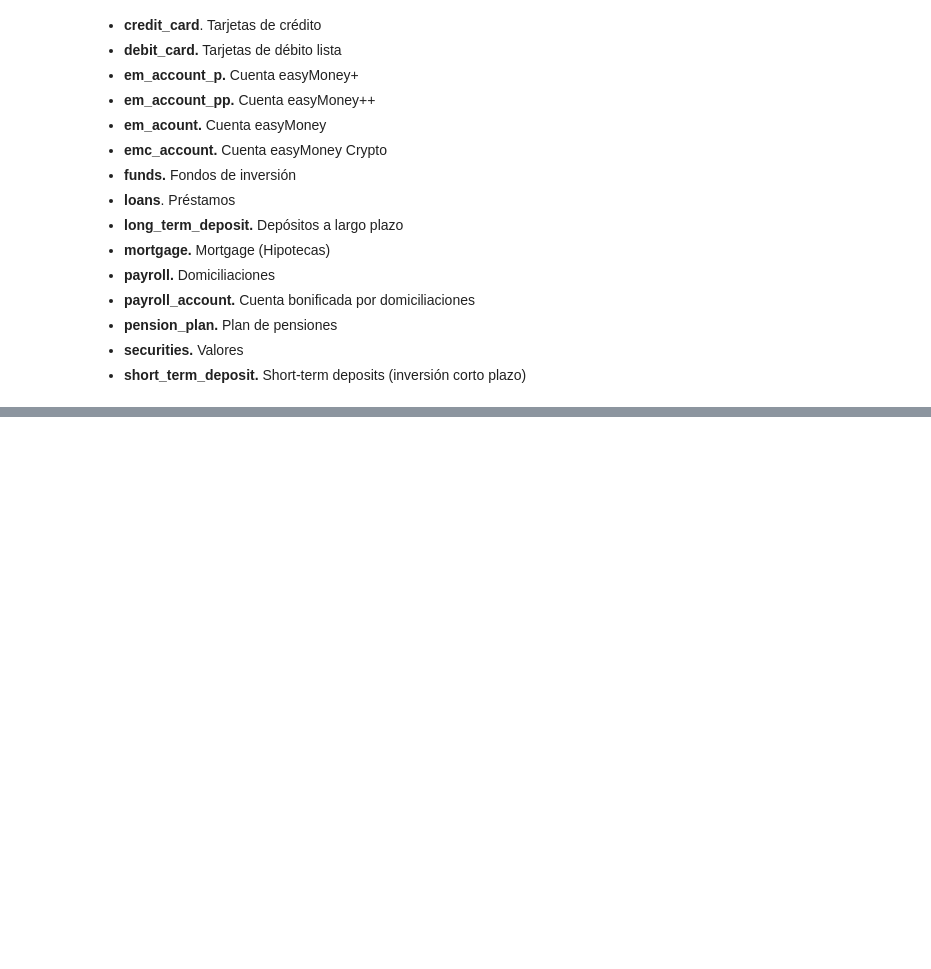
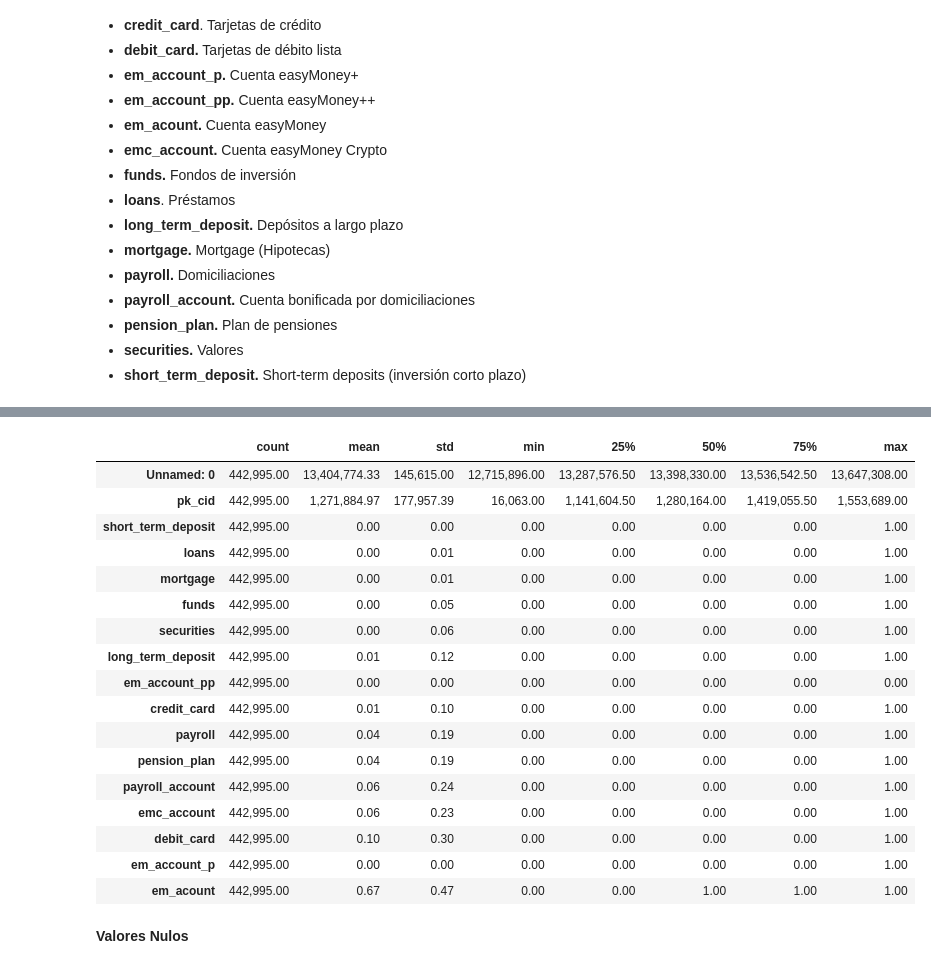
Before and after one commit to EdgarData/EasyMoney, a Jupyter notebook: Tarea_1_Análisis.ipynb, the cells around one changed output, grey strips where cells are left out. Cells and saved outputs as stored; diff of their text form; code cells hidden in the pictures; blank space fills up the shorter version.

```diff
--- a/Tarea_1_Análisis.ipynb
+++ b/Tarea_1_Análisis.ipynb
@@ -45,2 +48,4 @@ file_dir = 'data/'
+# %%
+ruta = "/content/drive/MyDrive/data/"
 # %%
-products = pd.read_csv(file_dir + products_file)
+products = pd.read_csv(ruta+'products_df.csv')
@@ -53,2 +51,0 @@ NameError: ignored
-# %%
-products = pd.read_csv(file_dir + products_file)
@@ -60,0 +110,2 @@ NameError: ignored
+# %%
+products["pk_partition"] = pd.to_datetime(products["pk_partition"])
@@ -60,0 +167,23 @@ NameError: ignored
+# %%
+products[products['pk_partition'] == '2019-05-28'].describe().T
+# %% [output]
+|  | count | mean | std | min | 25% | 50% | 75% | max |
+| Unnamed: 0 | 442,995.00 | 13,404,774.33 | 145,615.00 | 12,715,896.00 | 13,287,576.50 | 13,398,330.00 | 13,536,542.50 | 13,647,308.00 |
+| pk_cid | 442,995.00 | 1,271,884.97 | 177,957.39 | 16,063.00 | 1,141,604.50 | 1,280,164.00 | 1,419,055.50 | 1,553,689.00 |
+| short_term_deposit | 442,995.00 | 0.00 | 0.00 | 0.00 | 0.00 | 0.00 | 0.00 | 1.00 |
+| loans | 442,995.00 | 0.00 | 0.01 | 0.00 | 0.00 | 0.00 | 0.00 | 1.00 |
+| mortgage | 442,995.00 | 0.00 | 0.01 | 0.00 | 0.00 | 0.00 | 0.00 | 1.00 |
+| funds | 442,995.00 | 0.00 | 0.05 | 0.00 | 0.00 | 0.00 | 0.00 | 1.00 |
+| securities | 442,995.00 | 0.00 | 0.06 | 0.00 | 0.00 | 0.00 | 0.00 | 1.00 |
+| long_term_deposit | 442,995.00 | 0.01 | 0.12 | 0.00 | 0.00 | 0.00 | 0.00 | 1.00 |
+| em_account_pp | 442,995.00 | 0.00 | 0.00 | 0.00 | 0.00 | 0.00 | 0.00 | 0.00 |
+| credit_card | 442,995.00 | 0.01 | 0.10 | 0.00 | 0.00 | 0.00 | 0.00 | 1.00 |
+| payroll | 442,995.00 | 0.04 | 0.19 | 0.00 | 0.00 | 0.00 | 0.00 | 1.00 |
+| pension_plan | 442,995.00 | 0.04 | 0.19 | 0.00 | 0.00 | 0.00 | 0.00 | 1.00 |
+| payroll_account | 442,995.00 | 0.06 | 0.24 | 0.00 | 0.00 | 0.00 | 0.00 | 1.00 |
+| emc_account | 442,995.00 | 0.06 | 0.23 | 0.00 | 0.00 | 0.00 | 0.00 | 1.00 |
+| debit_card | 442,995.00 | 0.10 | 0.30 | 0.00 | 0.00 | 0.00 | 0.00 | 1.00 |
+| em_account_p | 442,995.00 | 0.00 | 0.00 | 0.00 | 0.00 | 0.00 | 0.00 | 1.00 |
+| em_acount | 442,995.00 | 0.67 | 0.47 | 0.00 | 0.00 | 1.00 | 1.00 | 1.00 |
+# %% [markdown]
+**Valores Nulos**
```
Also changed, not shown: parts of 19 cells of this notebook.
